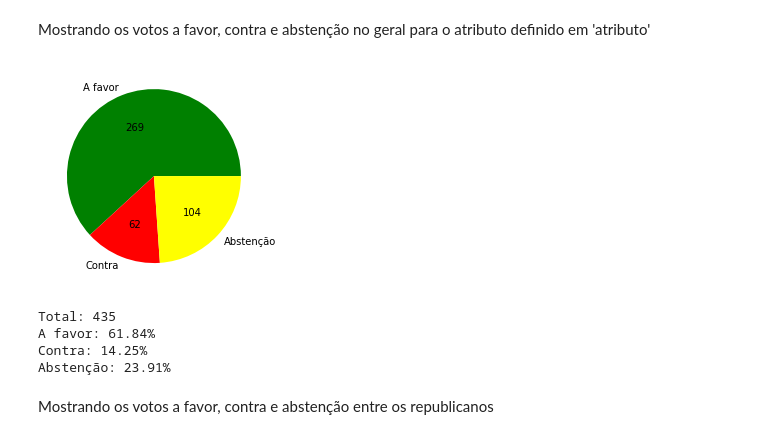
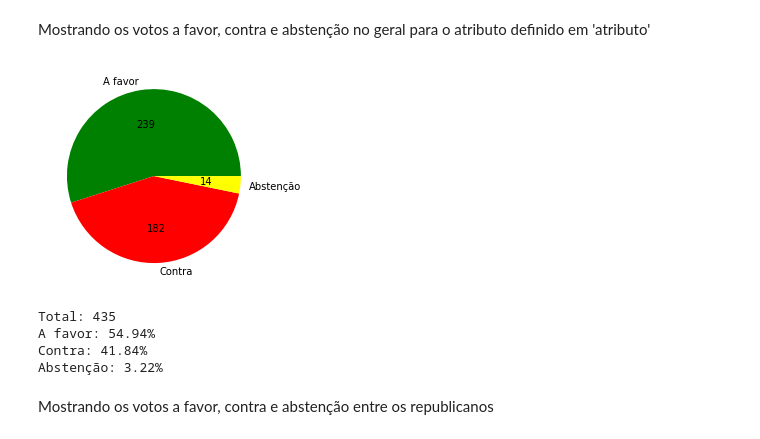
Before and after one commit to Vihimuro/MDAEL8, a Jupyter notebook: Mineração.ipynb, the cells around one changed output. Drawn from its saved outputs; the diff is of its cells as text; code cells hidden in the pictures.

```diff
--- a/Mineração.ipynb
+++ b/Mineração.ipynb
@@ -591,7 +590,7 @@ Democratas: 61.38
 # %% [markdown]
 Mostrando os votos a favor, contra e abstenção no geral para o atributo definido em 'atributo'
 # %%
-atributo = 'export-administration-act-south-africa'
+atributo = 'anti-satellite-test-ban'
 
 #'handicapped-infants','water-project-cost-sharing','adoption-of-the-budget-resolution','physician-fee-freeze','el-salvador-aid',
 #'religious-groups-in-schools','anti-satellite-test-ban','aid-to-nicaraguan-contras','mx-missile','immigration','synfuels-corporation-cutback','education-spending',
@@ -599,23 +598,22 @@ atributo = 'export-administration-act-south-africa'
 # %%
 label = ['A favor','Contra','Abstenção']
 cores = ['green', 'red', 'yellow']
 favor = df[atributo].value_counts()[1]
 contra = df[atributo].value_counts()[0]
 abstencao = df[atributo].value_counts()[2]
 total = favor+contra+abstencao
 y = np.array([favor,contra,abstencao])
-values=df['Class-Name'].value_counts(dropna=True)
-plt.pie(y, labels=label, colors=cores, autopct= lambda x: '{:.0f}'.format(x*values.sum()/100, startangle=90))
+plt.pie(y, labels=label, colors=cores, autopct= lambda x: '{:.0f}'.format(x*y.sum()/100, startangle=90))
 plt.show()
 print("Total: {}".format(total) )
 print("A favor: {:.2f}%".format((favor*100)/total))
 print("Contra: {:.2f}%".format((contra*100)/total))
 print("Abstenção: {:.2f}%".format((abstencao*100)/total))
 # %% [output]
-[figure, old version]
+[figure, new version]
 Total: 435
-A favor: 61.84%
-Contra: 14.25%
-Abstenção: 23.91%
+A favor: 54.94%
+Contra: 41.84%
+Abstenção: 3.22%
 # %% [markdown]
 Mostrando os votos a favor, contra e abstenção entre os republicanos
```
Also changed, not shown: parts of 7 cells of this notebook.
